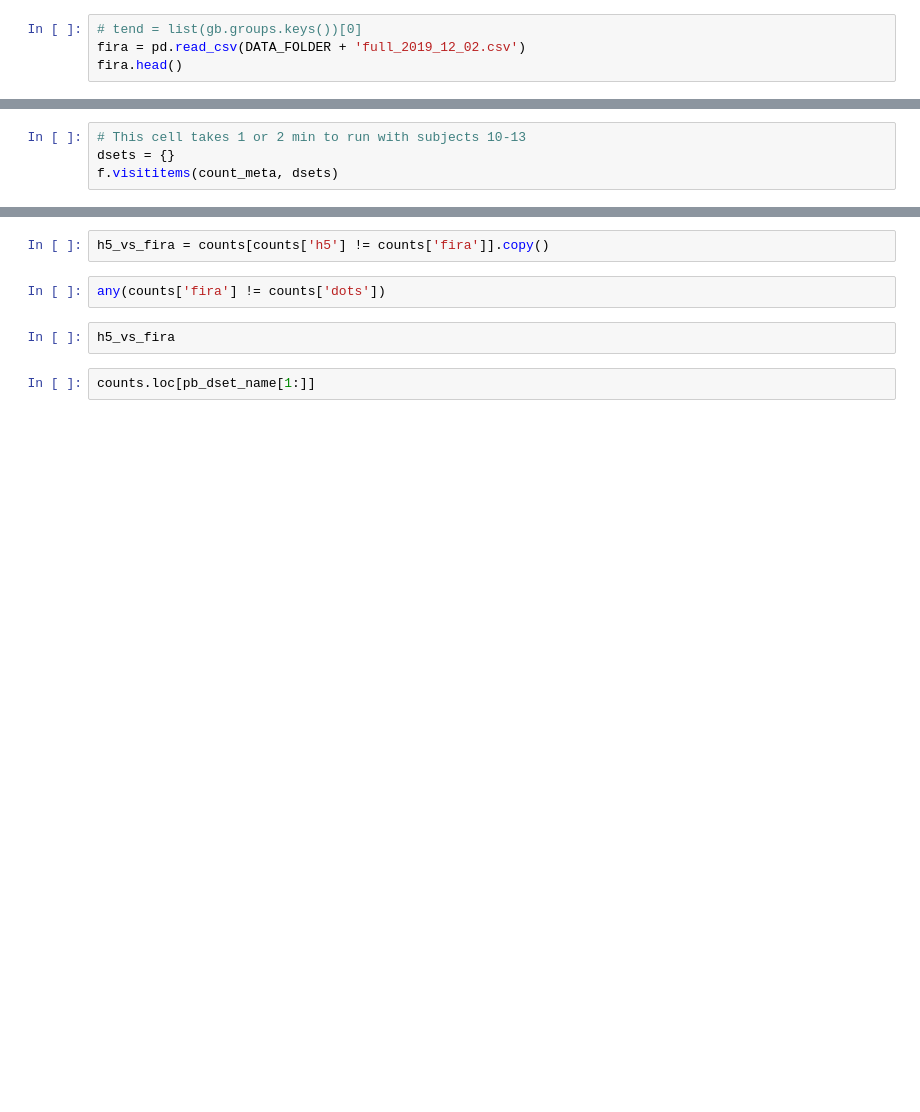
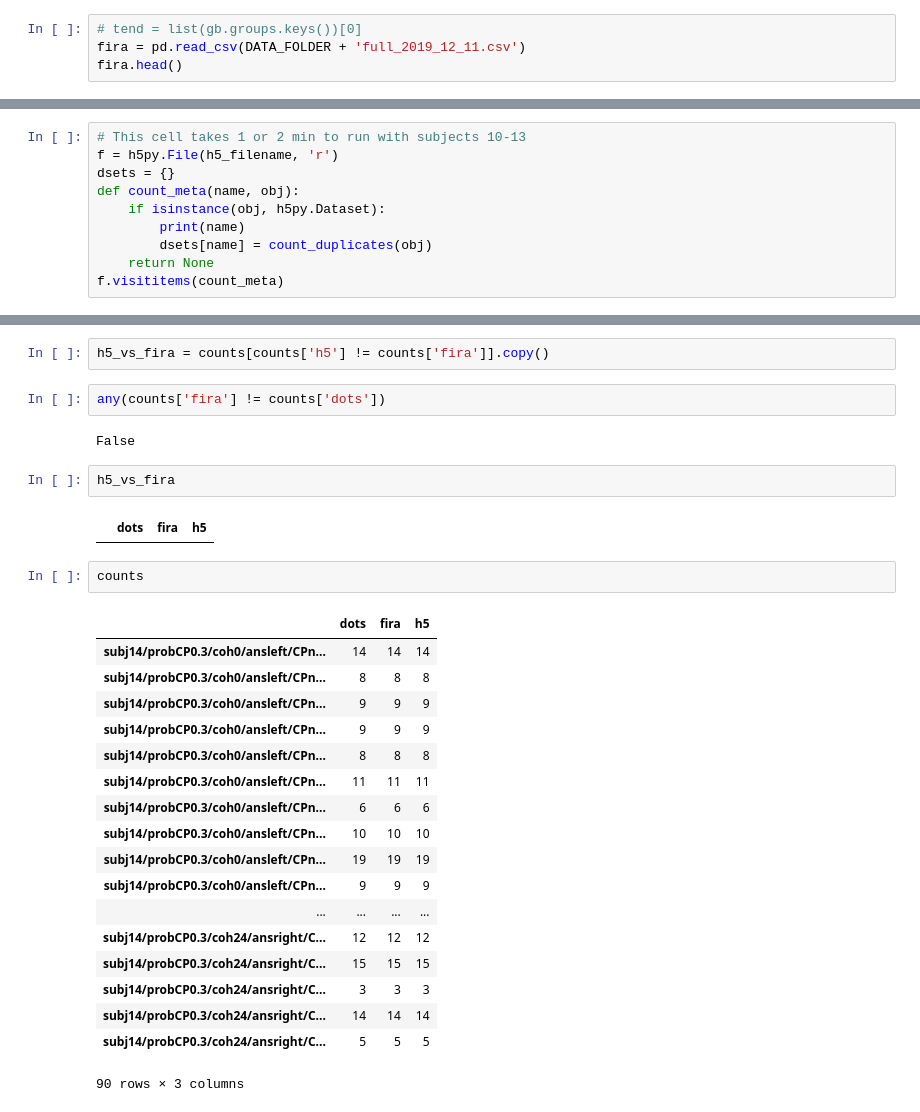
Before and after one commit to aernesto/motion_energy_Adrian, a Jupyter notebook: Python/notebooks/ME_Fall_2019_I.ipynb, the cells around one changed output, grey strips where cells are left out. Saved outputs shown, nothing was run; the diff lists cells and outputs as text; blank space fills up the shorter version.

```diff
--- a/Python/notebooks/ME_Fall_2019_I.ipynb
+++ b/Python/notebooks/ME_Fall_2019_I.ipynb
@@ -126,5 +124,5 @@ if True:  # just a failsafe not to run this cell by mistake
     f.close()
 # %%
 # tend = list(gb.groups.keys())[0]
-fira = pd.read_csv(DATA_FOLDER + 'full_2019_12_02.csv')
+fira = pd.read_csv(DATA_FOLDER + 'full_2019_12_11.csv')
 fira.head()
@@ -188,5 +194,11 @@ It appears that 2 out of the three unique trials in the dataset (one of them is
 Did this happen with other datasets?
 # %%
 # This cell takes 1 or 2 min to run with subjects 10-13
+f = h5py.File(h5_filename, 'r')
 dsets = {}
-f.visititems(count_meta, dsets)
+def count_meta(name, obj):
+    if isinstance(obj, h5py.Dataset):
+        print(name)
+        dsets[name] = count_duplicates(obj)
+    return None
+f.visititems(count_meta)
@@ -270,7 +329,30 @@ plt.legend()
 h5_vs_fira = counts[counts['h5'] != counts['fira']].copy()
 # %%
 any(counts['fira'] != counts['dots'])
+# %% [output]
+False
 # %%
 h5_vs_fira
+# %% [output]
+|  | dots | fira | h5 |
-# %%
-counts.loc[pb_dset_name[1:]]
+# %%
+counts
+# %% [output]
+|  | dots | fira | h5 |
+| subj14/probCP0.3/coh0/ansleft/CPn... | 14 | 14 | 14 |
+| subj14/probCP0.3/coh0/ansleft/CPn... | 8 | 8 | 8 |
+| subj14/probCP0.3/coh0/ansleft/CPn... | 9 | 9 | 9 |
+| subj14/probCP0.3/coh0/ansleft/CPn... | 9 | 9 | 9 |
+| subj14/probCP0.3/coh0/ansleft/CPn... | 8 | 8 | 8 |
+| subj14/probCP0.3/coh0/ansleft/CPn... | 11 | 11 | 11 |
+| subj14/probCP0.3/coh0/ansleft/CPn... | 6 | 6 | 6 |
+| subj14/probCP0.3/coh0/ansleft/CPn... | 10 | 10 | 10 |
+| subj14/probCP0.3/coh0/ansleft/CPn... | 19 | 19 | 19 |
+| subj14/probCP0.3/coh0/ansleft/CPn... | 9 | 9 | 9 |
+| ... | ... | ... | ... |
+| subj14/probCP0.3/coh24/ansright/C... | 12 | 12 | 12 |
+| subj14/probCP0.3/coh24/ansright/C... | 15 | 15 | 15 |
+| subj14/probCP0.3/coh24/ansright/C... | 3 | 3 | 3 |
+| subj14/probCP0.3/coh24/ansright/C... | 14 | 14 | 14 |
+| subj14/probCP0.3/coh24/ansright/C... | 5 | 5 | 5 |
+90 rows × 3 columns
```
Also changed, not shown: parts of 12 cells of this notebook.
